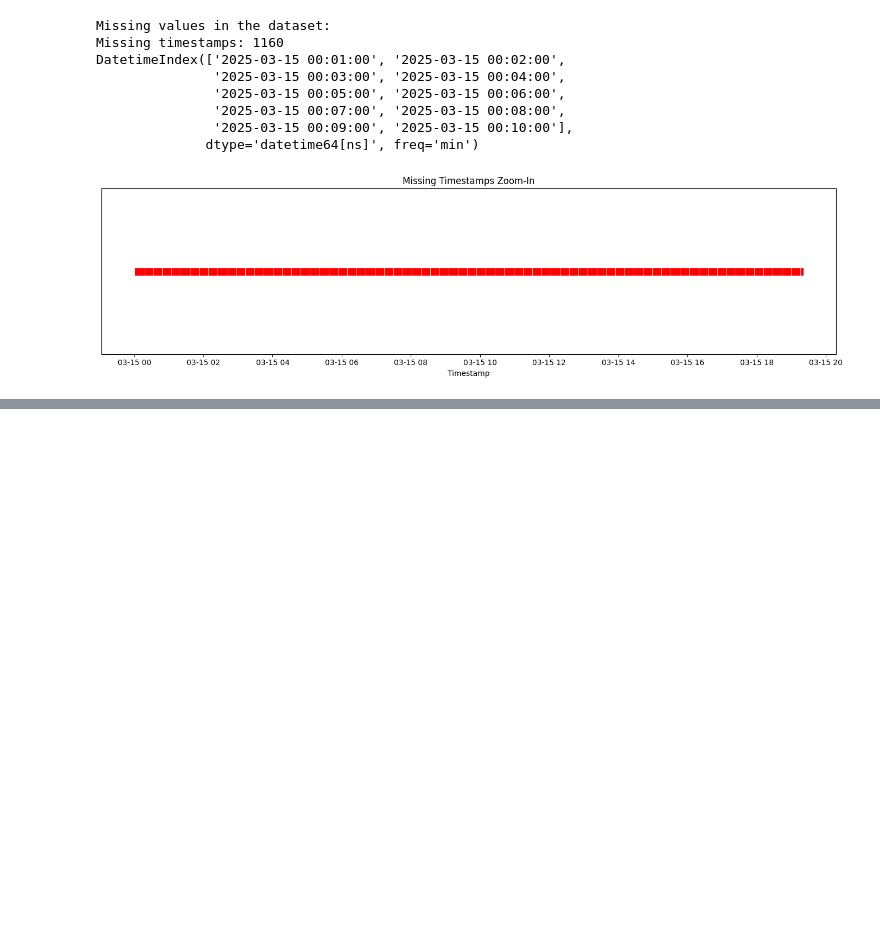
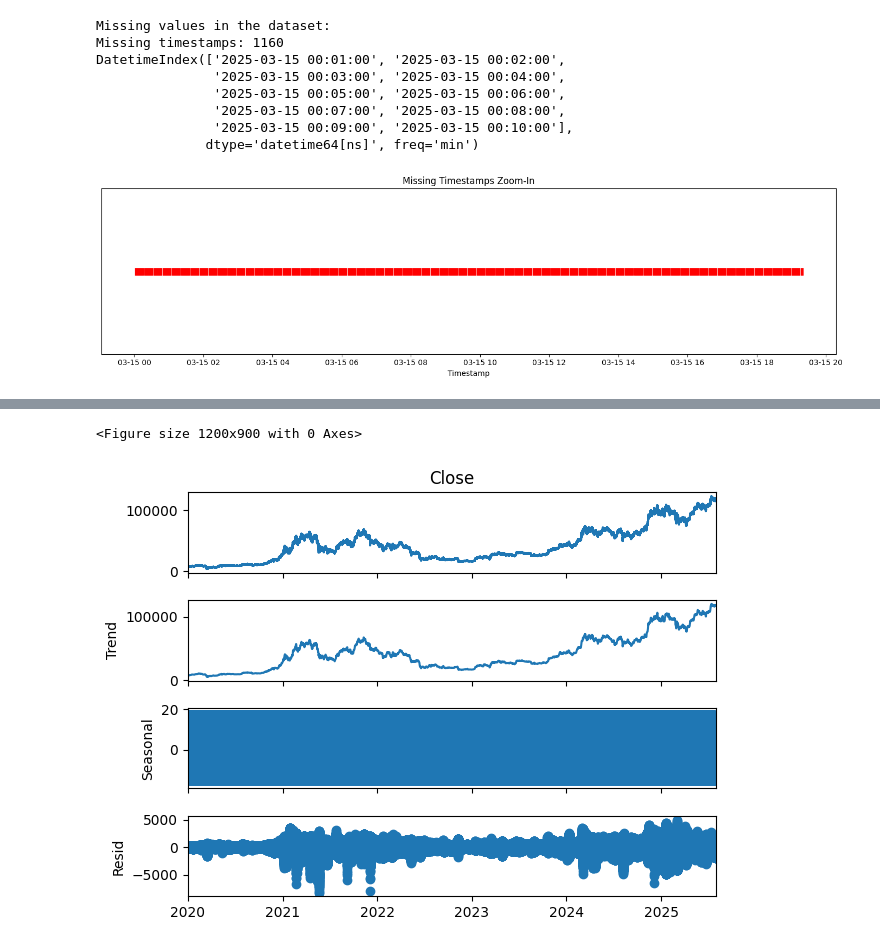
Before and after one commit to jiangfz1997/Bitcoin_Price_Prediction, a Jupyter notebook: notebooks/bitcoin_prediction_LSTM.ipynb, the cells around one changed output, grey strips where cells are left out. Drawn from its saved outputs; the diff is of its cells as text; code cells hidden in the pictures; blank space fills up the shorter version.

```diff
--- a/notebooks/bitcoin_prediction_LSTM.ipynb
+++ b/notebooks/bitcoin_prediction_LSTM.ipynb
@@ -86 +92,22 @@ DatetimeIndex([], dtype='datetime64[ns]', freq='min')
 [figure]
+# %%
+from statsmodels.tsa.seasonal import seasonal_decompose
+ts = bitstamp_filled['Close'].copy()
+
+ts = ts.resample('1min').mean()
+
+decomp_result = seasonal_decompose(ts, model='additive', period=1440)
+
+trend = decomp_result.trend
+seasonal = decomp_result.seasonal
+residual = decomp_result.resid
+
+import matplotlib.pyplot as plt
+
+plt.figure(figsize=(12, 9))
+decomp_result.plot()
+plt.tight_layout()
+plt.show()
+# %% [output]
+<Figure size 1200x900 with 0 Axes>
+[figure, added]
```
Also changed, not shown: parts of 11 cells of this notebook.
